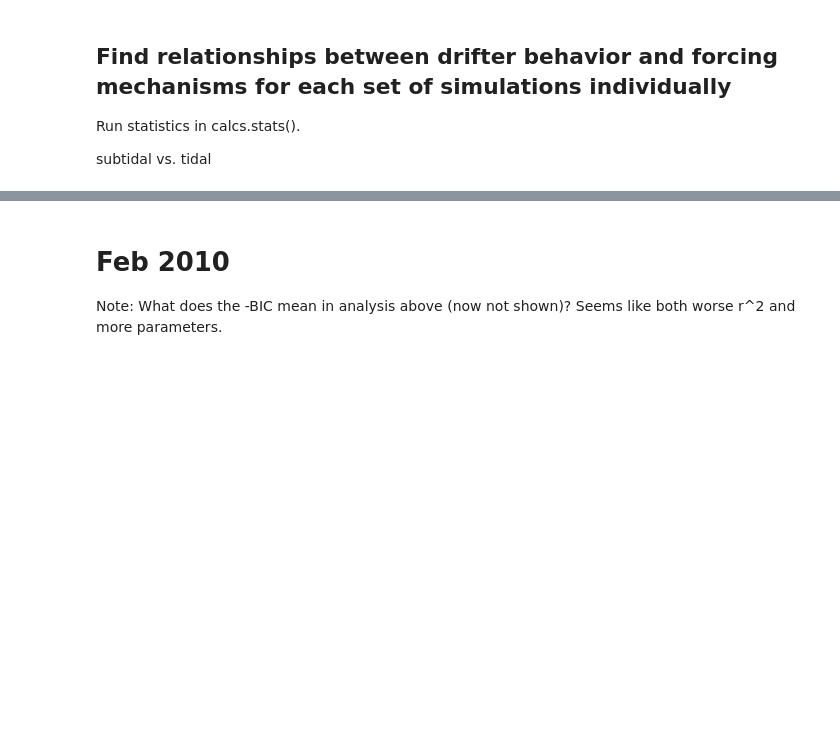
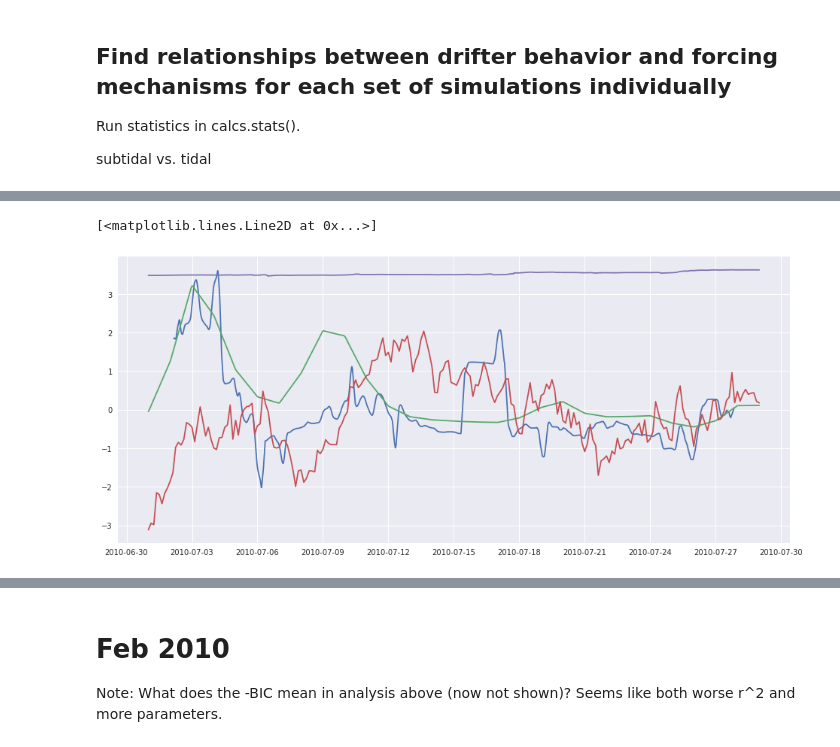
Before and after one commit to kthyng/bay, a Jupyter notebook: summary.ipynb, the cells around one changed output, grey strips where cells are left out. Drawn from its saved outputs; the diff is of its cells as text; code cells hidden in the pictures; blank space fills up the shorter version.

```diff
--- a/summary.ipynb
+++ b/summary.ipynb
@@ -226,0 +250,16 @@ theta_shifted    1.144705e-305
+# %%
+import pandas as pd
+df = pd.read_csv('calcs/enterexit/newsuperposition/df_2010-07.csv', parse_dates=True, index_col=0)
+
+import matplotlib.pyplot as plt
+fig = plt.figure(figsize=(16,7))
+plt.plot(calcs.transform(df, 'drifters_subtidal'))
+plt.plot(calcs.transform(df, 'river'))
+plt.plot(calcs.transform(df, 'uwind'))
+# plt.plot(df['theta'])
+plt.plot(calcs.transform(df, 'theta')*-2)
+# plt.plot(df['zeta'])
+# plt.xlim('2010-07-04','2010-07-12')
+# %% [output]
+[<matplotlib.lines.Line2D at 0x...>]
+[figure, added]
```
Also changed, not shown: parts of 7 cells of this notebook, 2 other files.
